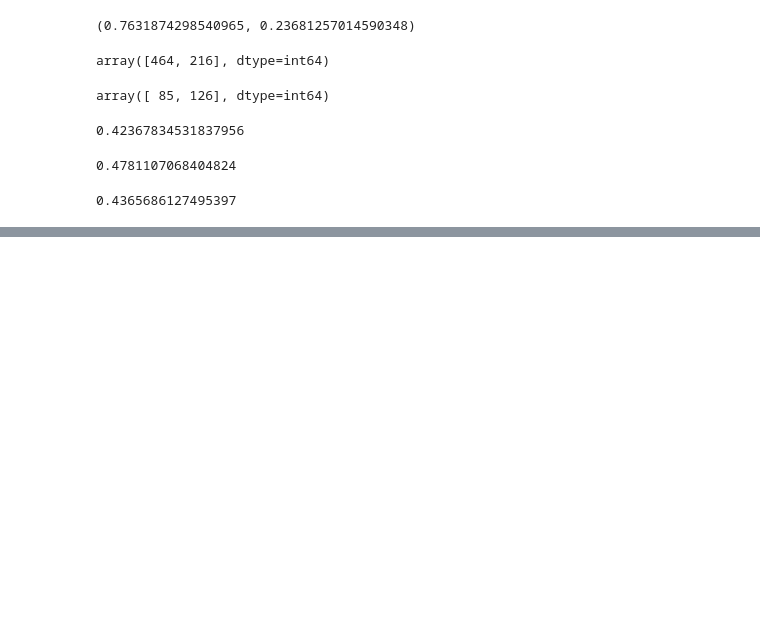
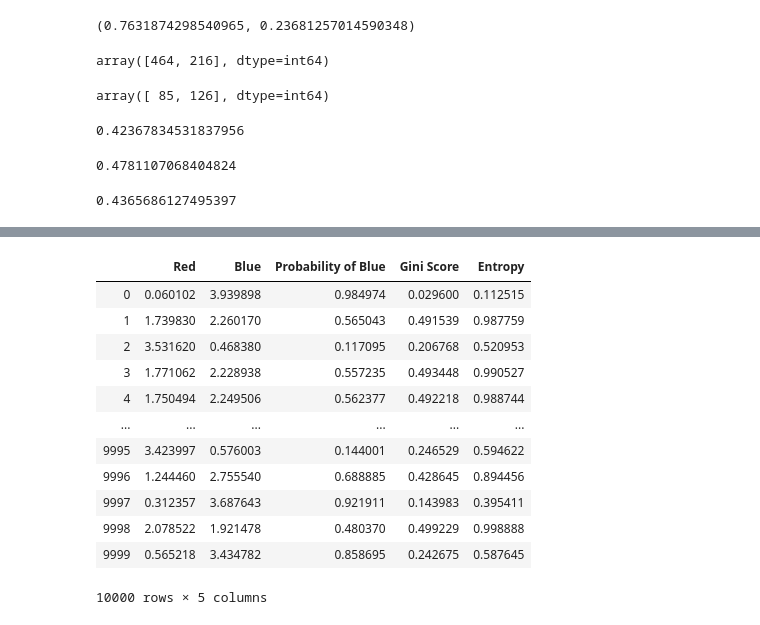
Before and after one commit to spk104/spklearn-ml, a Jupyter notebook: Class 25_Apr 11.ipynb, the cells around one changed output, grey strips where cells are left out. Saved outputs shown, nothing was run; the diff lists cells and outputs as text; code cells hidden in the pictures; blank space fills up the shorter version.

```diff
--- a/Class 25_Apr 11.ipynb
+++ b/Class 25_Apr 11.ipynb
@@ -351,0 +442,53 @@ array([0.25796178, 0.74203822])
+# %%
+import random
+import pandas as pd
+from math import log
+#Gini Function
+#a and b are the quantities of each class
+def gini(a,b):
+    a1 = (a/(a+b))**2
+    b1 = (b/(a+b))**2
+    return 1 - (a1 + b1)
+
+def entropy(base,a,b):
+    try:
+        var =  abs(((a)/(a+b)) * log(((a)/(a+b)),base)) - (((b)/(a+b)) * log(((b)/(a+b)),base))
+        return var
+    except (ValueError):
+        return 0#Blank lists
+
+#Blank lists
+gini_list = []
+ent_list = []
+blue_list = []
+red_list = []
+blue_prob_list = []#Looping Gini function on random blue and red float amounts
+for x in range (10000):
+    blue = random.uniform(0, 4)
+    red = abs(4-blue)
+    a_g = gini(red,blue)
+    a_e = entropy(2,red,blue)
+    b = blue/(blue+red)
+    gini_list.append(a_g)
+    ent_list.append(a_e)
+    blue_list.append(blue)
+    red_list.append(red)
+    blue_prob_list.append(b)#Dataframe of amount of blue, red, Probability of blue, and gini score
+
+df = pd.DataFrame({'Blue': blue_list, 'Red': red_list,'Gini Score': gini_list, 'Entropy': ent_list, 'Probability of Blue': blue_prob_list})
+df = df[['Red', 'Blue', 'Probability of Blue', 'Gini Score','Entropy']]
+df
+# %% [output]
+|  | Red | Blue | Probability of Blue | Gini Score | Entropy |
+| 0 | 0.060102 | 3.939898 | 0.984974 | 0.029600 | 0.112515 |
+| 1 | 1.739830 | 2.260170 | 0.565043 | 0.491539 | 0.987759 |
+| 2 | 3.531620 | 0.468380 | 0.117095 | 0.206768 | 0.520953 |
+| 3 | 1.771062 | 2.228938 | 0.557235 | 0.493448 | 0.990527 |
+| 4 | 1.750494 | 2.249506 | 0.562377 | 0.492218 | 0.988744 |
+| ... | ... | ... | ... | ... | ... |
+| 9995 | 3.423997 | 0.576003 | 0.144001 | 0.246529 | 0.594622 |
+| 9996 | 1.244460 | 2.755540 | 0.688885 | 0.428645 | 0.894456 |
+| 9997 | 0.312357 | 3.687643 | 0.921911 | 0.143983 | 0.395411 |
+| 9998 | 2.078522 | 1.921478 | 0.480370 | 0.499229 | 0.998888 |
+| 9999 | 0.565218 | 3.434782 | 0.858695 | 0.242675 | 0.587645 |
+10000 rows × 5 columns
```
Also changed, not shown: parts of 23 cells of this notebook, 30 other files.
